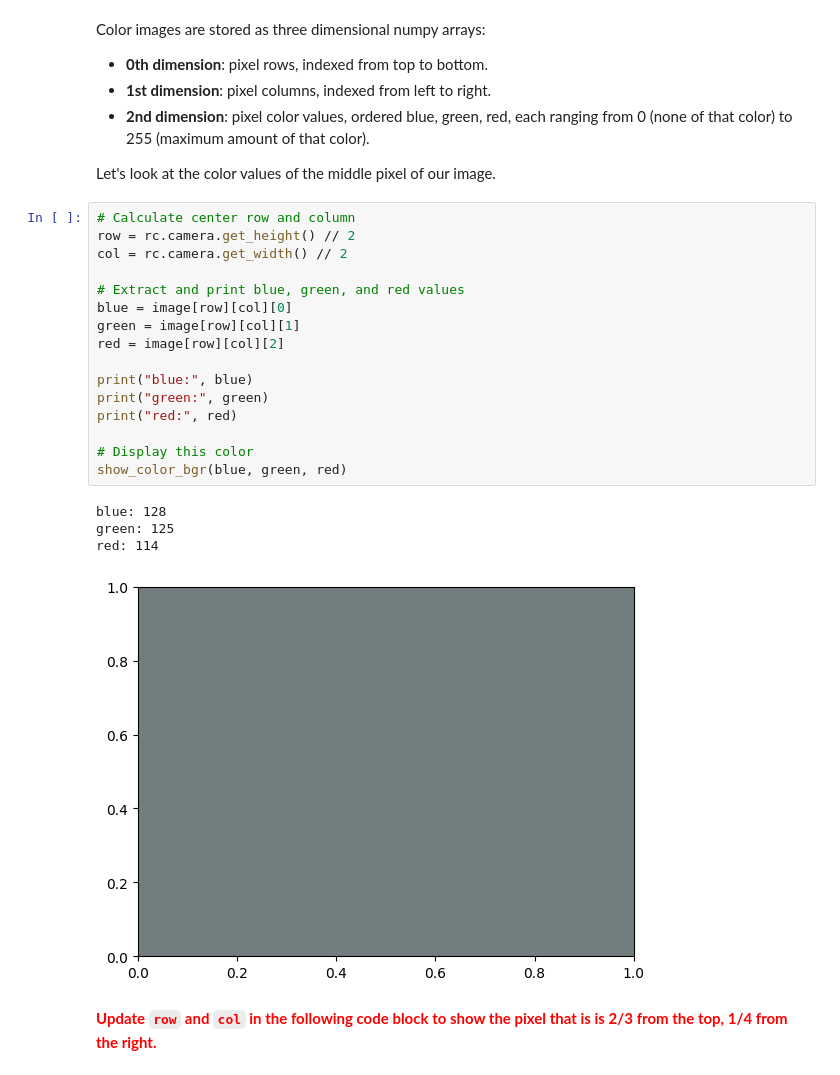
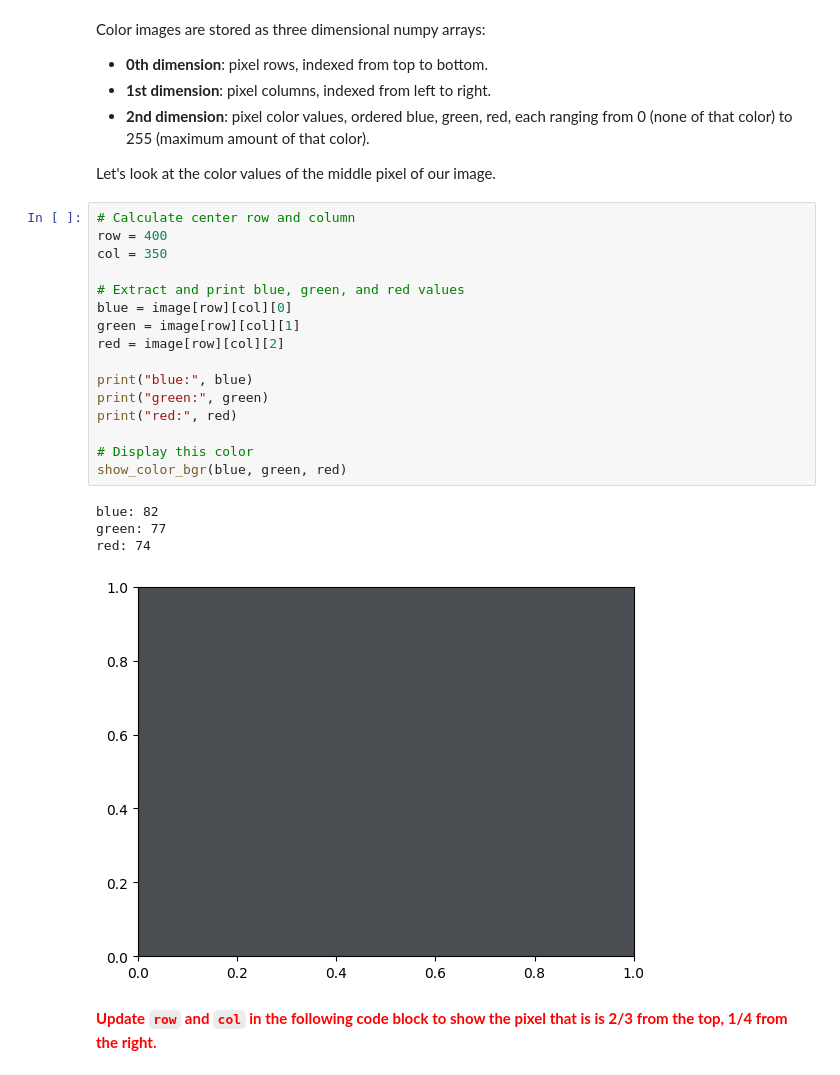
Before and after one commit to JeffreyWangDev/racecar, a Jupyter notebook: labs/lab2/lab2.ipynb, the cells around one changed output. Drawn from its saved outputs; the diff is of its cells as text.

```diff
--- a/labs/lab2/lab2.ipynb
+++ b/labs/lab2/lab2.ipynb
@@ -134,25 +134,25 @@ Color images are stored as three dimensional numpy arrays:
 Let's look at the color values of the middle pixel of our image.
 # %%
 # Calculate center row and column
-row = rc.camera.get_height() // 2
-col = rc.camera.get_width() // 2
+row = 400
+col = 350
 
 # Extract and print blue, green, and red values
 blue = image[row][col][0]
 green = image[row][col][1]
 red = image[row][col][2]
 
 print("blue:", blue)
 print("green:", green)
 print("red:", red)
 
 # Display this color
 show_color_bgr(blue, green, red)
 # %% [output]
-blue: 128
-green: 125
-red: 114
+blue: 82
+green: 77
+red: 74
-[figure, old version]
+[figure, new version]
 # %% [markdown]
 **<span style="color:red">Update `row` and `col` in the following code block to show the pixel that is is 2/3 from the top, 1/4 from the right.</span>**
 # %%
```
Also changed, not shown: parts of 9 cells of this notebook, 2 other files.
